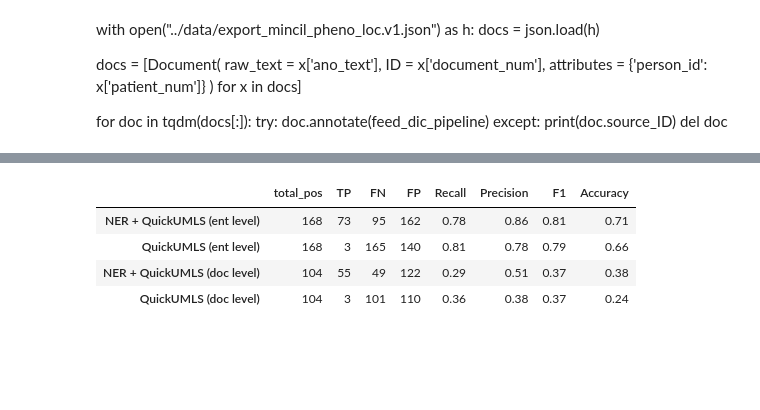
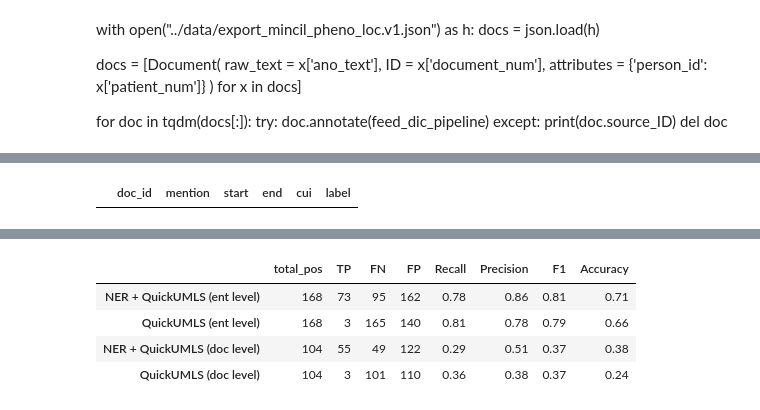
Before and after one commit to equipe22/pymedext_eds, a Jupyter notebook: notebook_tutorials/pheno_norm_compare.ipynb, the cells around one changed output, grey strips where cells are left out. Drawn from its saved outputs; the diff is of its cells as text; code cells hidden in the pictures; blank space fills up the shorter version.

```diff
--- a/notebook_tutorials/pheno_norm_compare.ipynb
+++ b/notebook_tutorials/pheno_norm_compare.ipynb
@@ -333,0 +441,3 @@ def to_pdf(doc, key):
+# %%
+for doc in docs[:10]:
+    print(len(doc.get_annotations('norm_dtw')))
@@ -334 +455,5 @@ def to_pdf(doc, key):
+# %%
+pymedext_to_pdf(doc, 'norm_dtw')
+# %% [output]
+|  | doc_id | mention | start | end | cui | label |
 # %%
```
Also changed, not shown: parts of 68 cells of this notebook, 2 other files.
